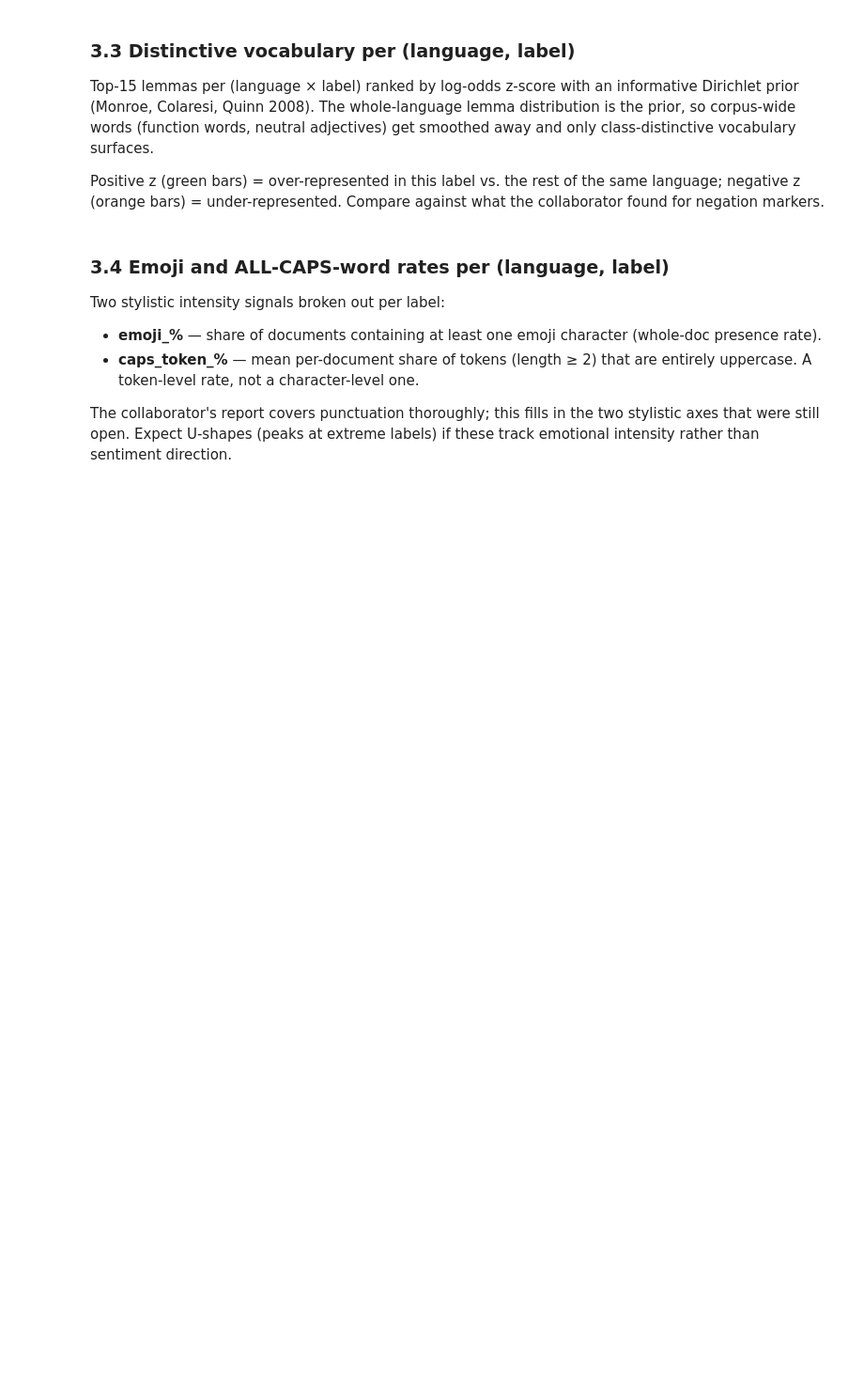
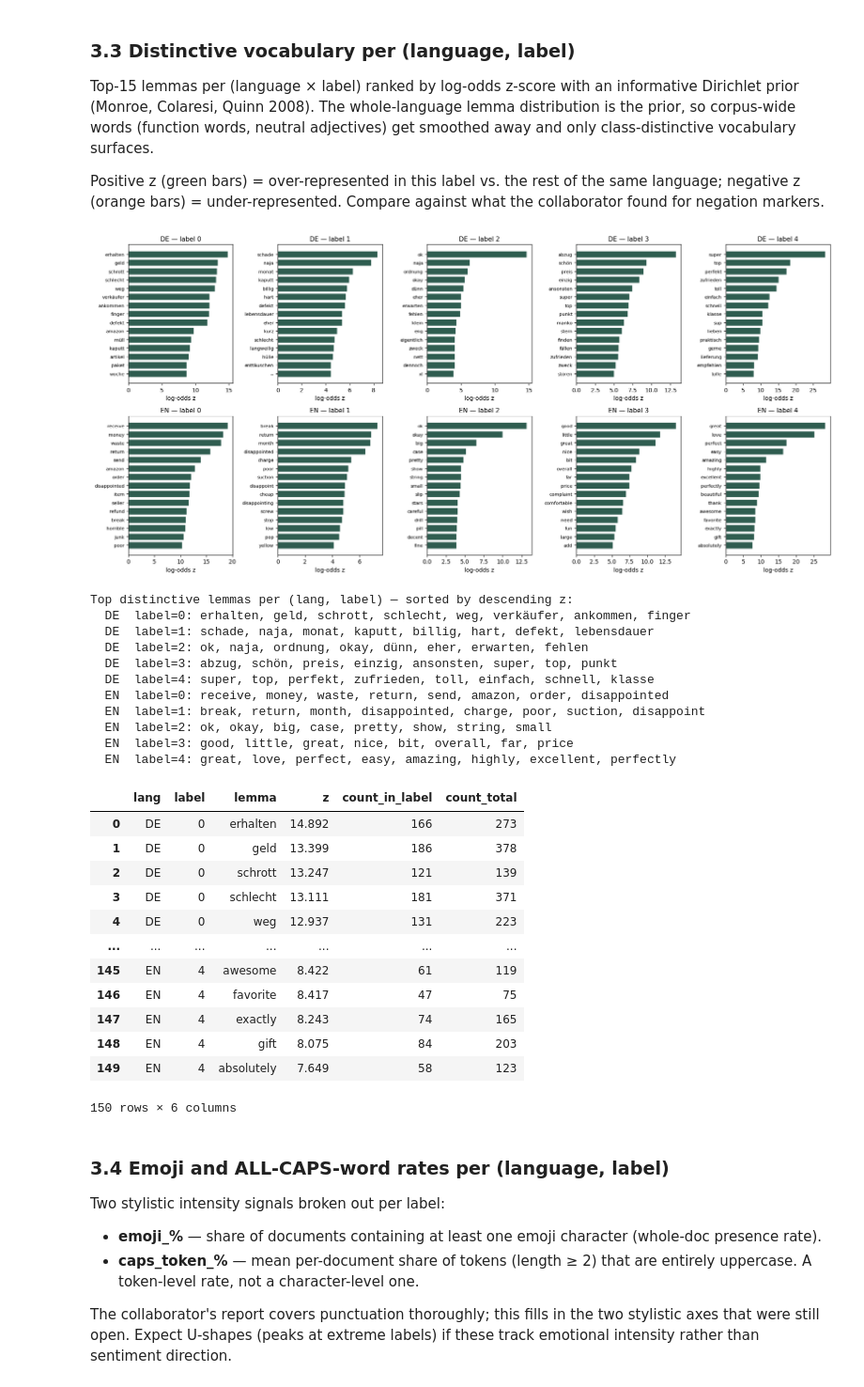
Before and after one commit to CIL-2026-embedding-breakers/text_classifier, a Jupyter notebook: data_analysis/data_visualisation.ipynb, the cells around one changed output. Shown at 94% size. Cells and saved outputs as stored; diff of their text form; code cells hidden in the pictures; blank space fills up the shorter version.

```diff
--- a/data_analysis/data_visualisation.ipynb
+++ b/data_analysis/data_visualisation.ipynb
@@ -223,33 +247,72 @@ langs = sorted(distinctive["lang"].unique())
 labels = sorted(distinctive["label"].unique())
 
 fig, axes = plt.subplots(
     len(langs), len(labels),
     figsize=(3.6 * len(labels), 4.2 * len(langs)),
     sharex=False,
 )
 if len(langs) == 1:
     axes = np.array([axes])
 
 for i, lang in enumerate(langs):
     for j, lab in enumerate(labels):
         ax = axes[i][j]
         sub = (distinctive[(distinctive["lang"] == lang) & (distinctive["label"] == lab)]
                .sort_values("z"))
         if sub.empty:
             ax.text(0.5, 0.5, "(empty)", ha="center", va="center",
                     transform=ax.transAxes)
             ax.set_axis_off()
             continue
         colors = ["#2F5D50" if z > 0 else "#B85C38" for z in sub["z"]]
         ax.barh(sub["lemma"], sub["z"], color=colors, edgecolor="white")
         ax.axvline(0, color="black", linewidth=0.6)
         ax.set_title(f"{lang} — label {lab}", fontsize=11)
         ax.set_xlabel("log-odds z")
         ax.tick_params(axis="y", labelsize=8)
 
 plt.tight_layout()
 plt.savefig("data_analysis/img/distinctive_vocab.png", dpi=120, bbox_inches="tight")
 plt.show()
+
+# Compact text view: top-8 distinctive lemmas per (lang, label) — easy to copy
+print("Top distinctive lemmas per (lang, label) — sorted by descending z:")
+for (lang, lab), grp in distinctive.groupby(["lang", "label"]):
+    top = grp.sort_values("z", ascending=False).head(8)["lemma"].tolist()
+    print(f"  {lang}  label={lab}: {', '.join(top)}")
+
+# Full table with z-scores
+display(
+    distinctive
+    .sort_values(["lang", "label", "z"], ascending=[True, True, False])
+    .reset_index(drop=True)
+)
+# %% [output]
+[figure, added]
+Top distinctive lemmas per (lang, label) — sorted by descending z:
+  DE  label=0: erhalten, geld, schrott, schlecht, weg, verkäufer, ankommen, finger
+  DE  label=1: schade, naja, monat, kaputt, billig, hart, defekt, lebensdauer
+  DE  label=2: ok, naja, ordnung, okay, dünn, eher, erwarten, fehlen
+  DE  label=3: abzug, schön, preis, einzig, ansonsten, super, top, punkt
+  DE  label=4: super, top, perfekt, zufrieden, toll, einfach, schnell, klasse
+  EN  label=0: receive, money, waste, return, send, amazon, order, disappointed
+  EN  label=1: break, return, month, disappointed, charge, poor, suction, disappoint
+  EN  label=2: ok, okay, big, case, pretty, show, string, small
+  EN  label=3: good, little, great, nice, bit, overall, far, price
+  EN  label=4: great, love, perfect, easy, amazing, highly, excellent, perfectly
+|  | lang | label | lemma | z | count_in_label | count_total |
+| 0 | DE | 0 | erhalten | 14.892 | 166 | 273 |
+| 1 | DE | 0 | geld | 13.399 | 186 | 378 |
+| 2 | DE | 0 | schrott | 13.247 | 121 | 139 |
+| 3 | DE | 0 | schlecht | 13.111 | 181 | 371 |
+| 4 | DE | 0 | weg | 12.937 | 131 | 223 |
+| ... | ... | ... | ... | ... | ... | ... |
+| 145 | EN | 4 | awesome | 8.422 | 61 | 119 |
+| 146 | EN | 4 | favorite | 8.417 | 47 | 75 |
+| 147 | EN | 4 | exactly | 8.243 | 74 | 165 |
+| 148 | EN | 4 | gift | 8.075 | 84 | 203 |
+| 149 | EN | 4 | absolutely | 7.649 | 58 | 123 |
+150 rows × 6 columns
 # %% [markdown]
 ### 3.4 Emoji and ALL-CAPS-word rates per (language, label)
 
```
Also changed, not shown: parts of 6 cells of this notebook, 10 other files.
